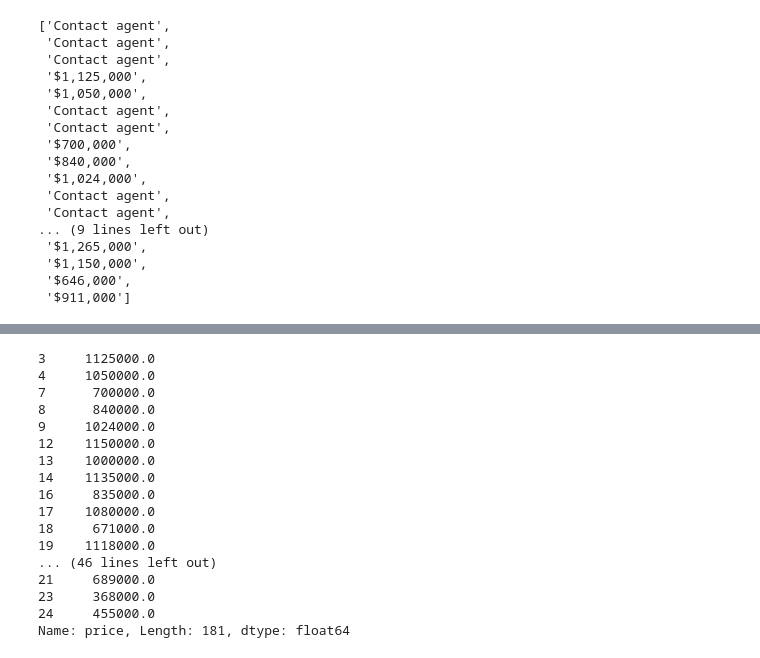
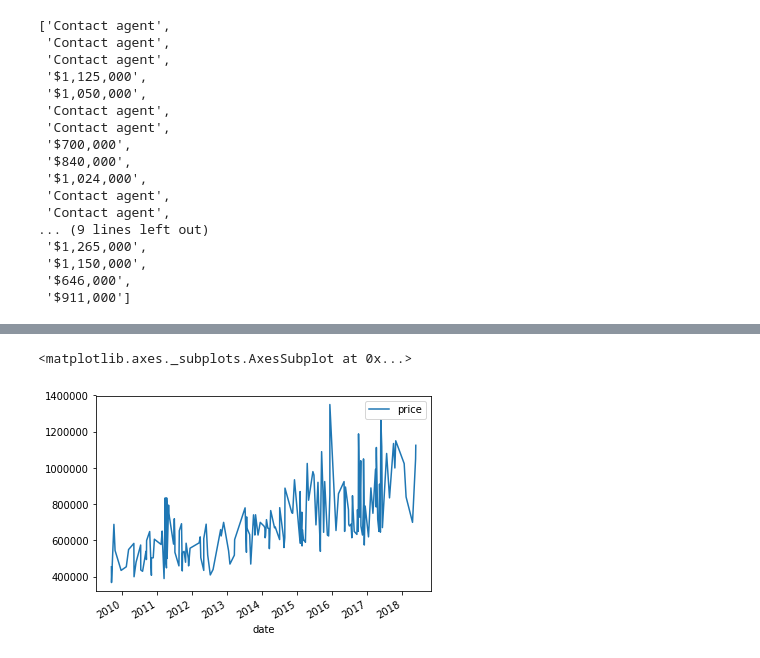
Before and after one commit to nevhan/imc-stem, a Jupyter notebook: notebooks/realestate-example.ipynb, the cells around one changed output, grey strips where cells are left out. Drawn from its saved outputs; the diff is of its cells as text; code cells hidden in the pictures.

```diff
--- a/notebooks/realestate-example.ipynb
+++ b/notebooks/realestate-example.ipynb
@@ -127,10 +178,22 @@ Name: price, dtype: float64
 # %%
-url_for_page = "https://www.realestate.com.au/sold/property-unit+apartment-with-2-bedrooms-in-leichhardt,+nsw+2040/list-{}?maxBeds=2&activeSort=solddate"
-def get_prices(url_):
-    response = requests.get(url_, verify=False)
+url = "https://www.realestate.com.au/sold/property-unit+apartment-with-2-bedrooms-in-leichhardt,+nsw+2040/list-{}?maxBeds=2&activeSort=solddate"
+
+def parse_price(text):
+    try:
+        return locale.atof(text.strip('$'))
+    except:
+        np.NaN
+
+def get_page(page_number):
+    formatted_url = url.format(page_number)
+    response = requests.get(formatted_url, verify=False)
     soup = BeautifulSoup(response.text, "html5lib")
-    results = soup.find_all('span', class_='property-price')
-    prices = [ r.text for r in results ]
-    df = pd.DataFrame(prices, columns=["price"])
-    filtered = df[(df.price != "Contact agent") & (~df.price.str.contains("Range"))].price.map(lambda x: locale.atof(x.strip('$')))
+    articles = soup.find_all('article', class_='residential-card')
+    sold_dates = [a.find(class_='residential-card__with-comma') for a in articles]
+    sold_dates = [dparser.parse(a.span.text, fuzzy=True) for a in sold_dates]
+    prices = [a.find('span', class_='property-price').text for a in articles]
+
+    df = pd.DataFrame({'price': prices, 'date': sold_dates})
+    df.price = df.price.apply(parse_price)
+    filtered = df.dropna()
     return filtered
@@ -158,20 +200,7 @@ Name: price, dtype: float64
 # %%
-pd.concat(get_prices(url_for_page.format(i)) for i in range(1, 10))
+results = pd.concat(get_page(i) for i in range(1,10))
-# %% [output]
-3     1125000.0
-4     1050000.0
-7      700000.0
-8      840000.0
-9     1024000.0
-12    1150000.0
-13    1000000.0
-14    1135000.0
-16     835000.0
-17    1080000.0
-18     671000.0
-19    1118000.0
-... (46 lines left out)
-21     689000.0
-23     368000.0
-24     455000.0
-Name: price, Length: 181, dtype: float64
+# %%
+results.sort_values(by=['date']).plot(x='date',y='price')
+# %% [output]
+<matplotlib.axes._subplots.AxesSubplot at 0x...>
+[figure, added]
```
Also changed, not shown: parts of 11 cells of this notebook.
